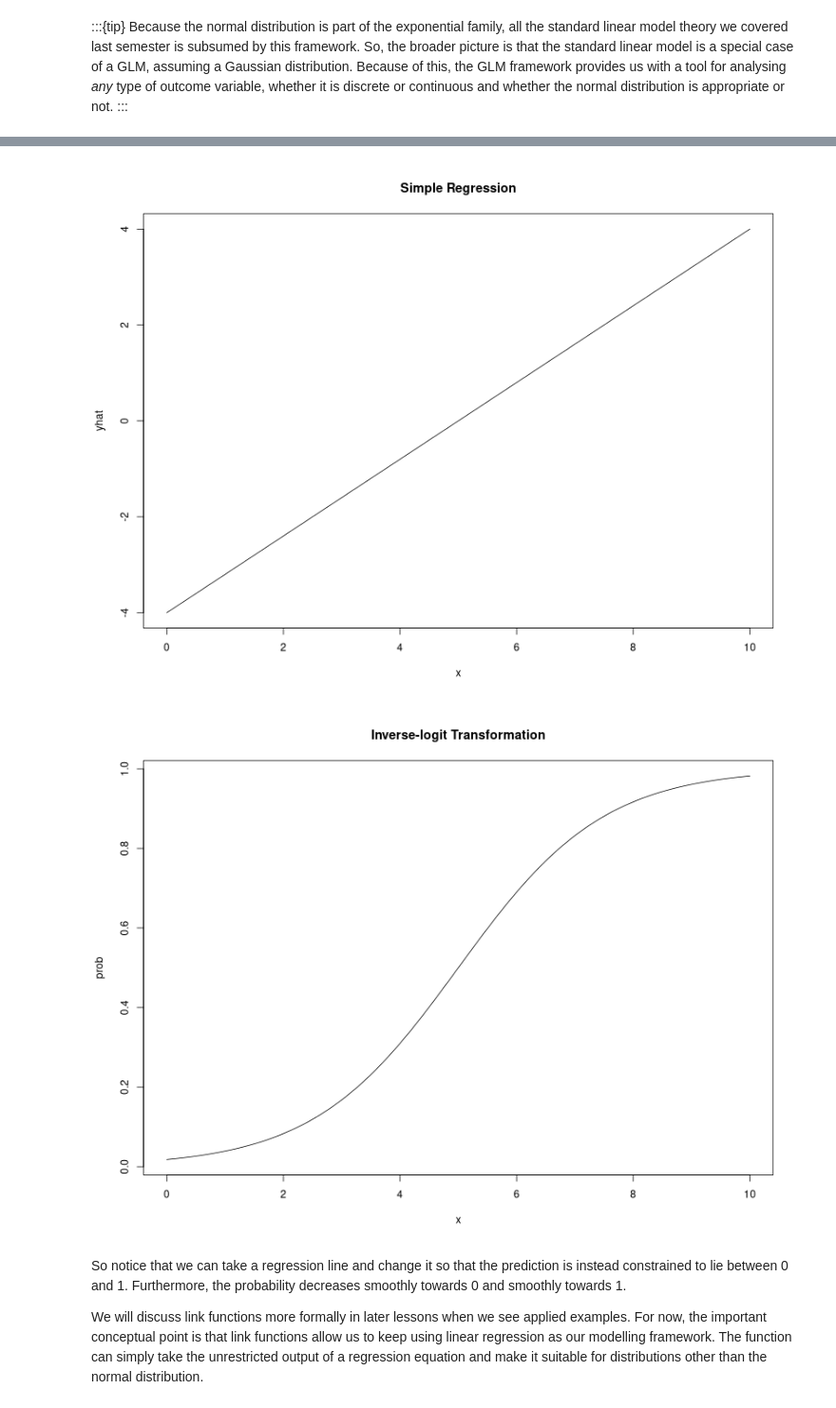
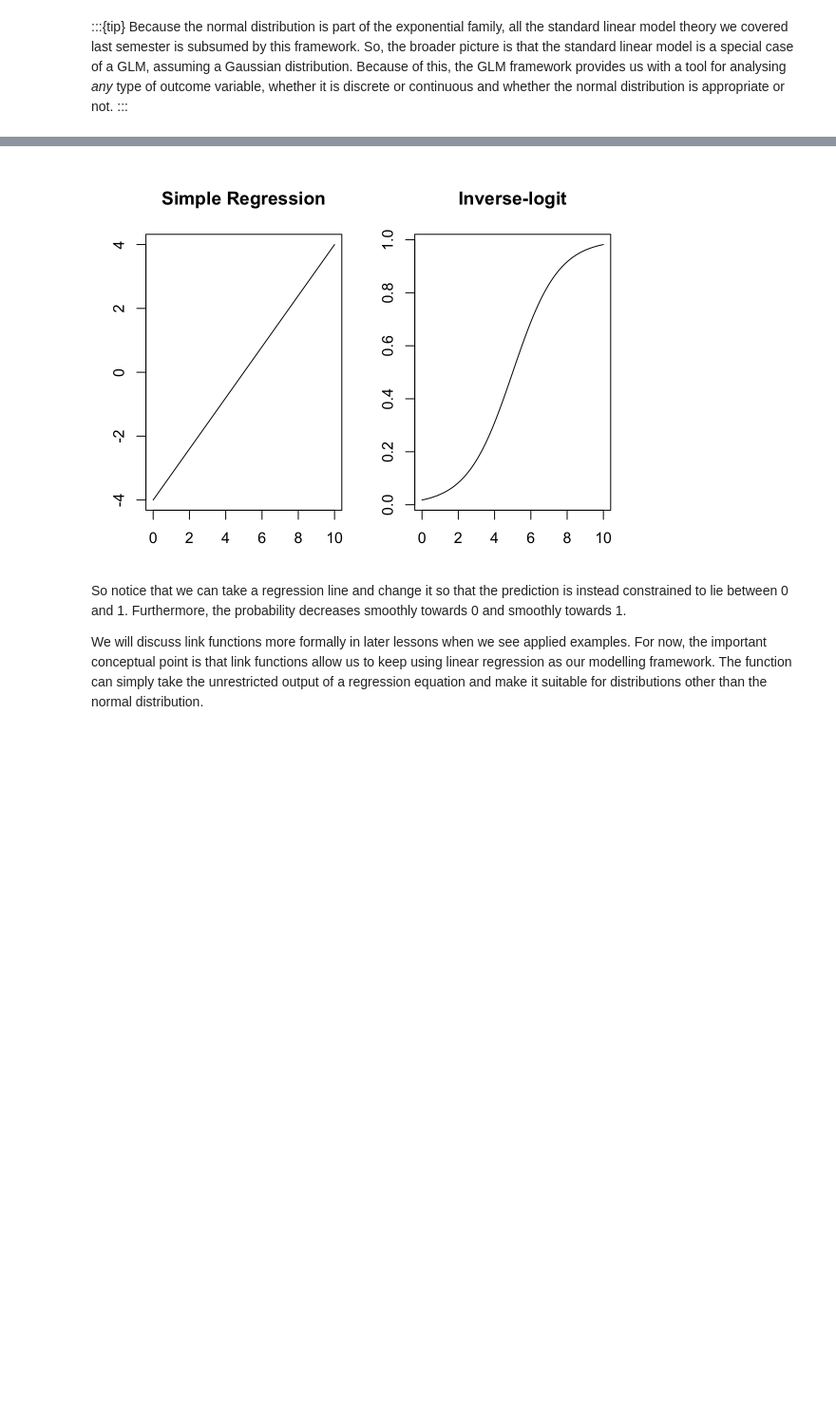
Before and after one commit to PCHN63112-Generalised-Linear-Mixed/extending-linear-models, a Jupyter notebook: 2.generalised-linear-models.ipynb, the cells around one changed output, grey strips where cells are left out. Shown at 95% size. Cells and saved outputs as stored; diff of their text form; code cells hidden in the pictures; blank space fills up the shorter version.

```diff
--- a/2.generalised-linear-models.ipynb
+++ b/2.generalised-linear-models.ipynb
@@ -102,21 +102,22 @@ which we can demonstrate for an arbitrary regression equation in `R` using the c
 # %%
 # Simple regression
 x      <- seq(0, 10, length.out = 200)
 beta.0 <- -4
 beta.1 <- 0.8
 yhat   <- beta.0 + beta.1*x
 
 # Convert regression prediction to probability
 prob <- exp(yhat) / (1 + exp(yhat))
 
+par(mfrow=c(1,2), mar=c(3, 3, 4, 1))
+
 # Plot regression
-plot(x, yhat, type='l', main='Simple Regression')
+plot(x, yhat, type='l', main='Simple Regression', xlab='', ylab='')
 
 # Plot transformation
-plot(x, prob, type='l', main='Inverse-logit Transformation')
+plot(x, prob, type='l', main='Inverse-logit', , xlab='', ylab='')
 # %% [output]
-[figure, old version]
+[figure, new version]
-[figure, removed]
 # %% [markdown]
 So notice that we can take a regression line and change it so that the prediction is instead constrained to lie between 0 and 1. Furthermore, the probability decreases smoothly towards 0 and smoothly towards 1.
 
```
Also changed, not shown: parts of 3 cells of this notebook.
